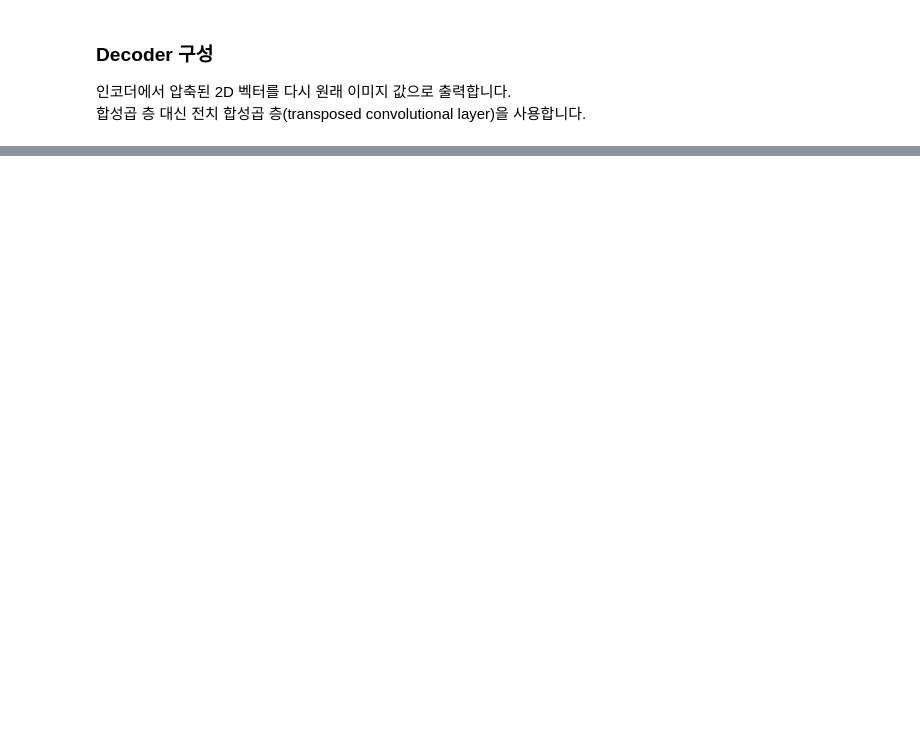
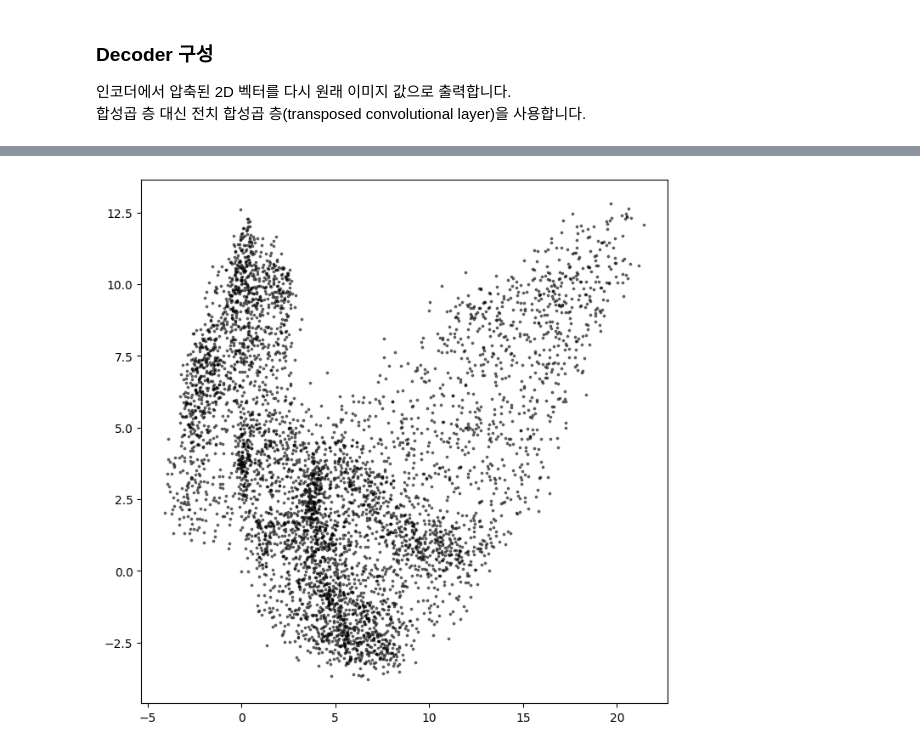
Before and after one commit to ChanghyunRyu/project-gaerchen, a Jupyter notebook: learning/Generative_Deep_Learning/ch3/autoencoder_example.ipynb, the cells around one changed output, grey strips where cells are left out. Drawn from its saved outputs; the diff is of its cells as text; code cells hidden in the pictures; blank space fills up the shorter version.

```diff
--- a/learning/Generative_Deep_Learning/ch3/autoencoder_example.ipynb
+++ b/learning/Generative_Deep_Learning/ch3/autoencoder_example.ipynb
@@ -4,15 +4,4 @@
 import numpy as np
 from tensorflow.keras import datasets
 
-(x_train, y_train), (x_test, y_test) = datasets.mnist.load_data()
-
-
-def preprocess(imaegs):
-    images = imaegs.astype('float32')
-    images = np.pad(images, ((0, 0), (2, 2), (2, 2)), constant_values=0.0)
-    images = np.expand_dims(images, -1)
-    return images
-
-
-x_train = preprocess(x_train)
-x_test = preprocess(x_test)
+(x_train, y_train), (x_test, y_test) = datasets.fashion_mnist.load_data()
@@ -22,3 +8,17 @@ Downloading data from https://storage.googleapis.com/tensorflow/tf-keras-dataset
+# %%
+# 데이터 전처리
+def preprocess(imgs):
+    """
+    이미지를 정규화하고 크기를 변경합니다.
+    """
+    imgs = imgs.astype("float32") / 255.0
+    imgs = np.pad(imgs, ((0, 0), (2, 2), (2, 2)), constant_values=0.0)
+    imgs = np.expand_dims(imgs, -1)
+    return imgs
+
+
+x_train = preprocess(x_train)
+x_test = preprocess(x_test)
 # %% [markdown]
 ### 파라미터 구성
 # %%
@@ -119,0 +177,3 @@ Model: "functional_1"
+# %%
+example_images = x_test[:5000]
+example_labels = y_test[:5000]
@@ -119,0 +182,9 @@ Model: "functional_1"
+# %%
+import matplotlib.pyplot as plt
+
+embeddings = encoder.predict(example_images)
+
+plt.figure(figsize=(8, 8))
+plt.scatter(embeddings[:, 0], embeddings[:, 1], c='black', alpha=0.5, s=3)
+plt.show()
+# %% [output]
@@ -119,0 +192 @@ Model: "functional_1"
+[figure, added]
```
Also changed, not shown: parts of 18 cells of this notebook.
